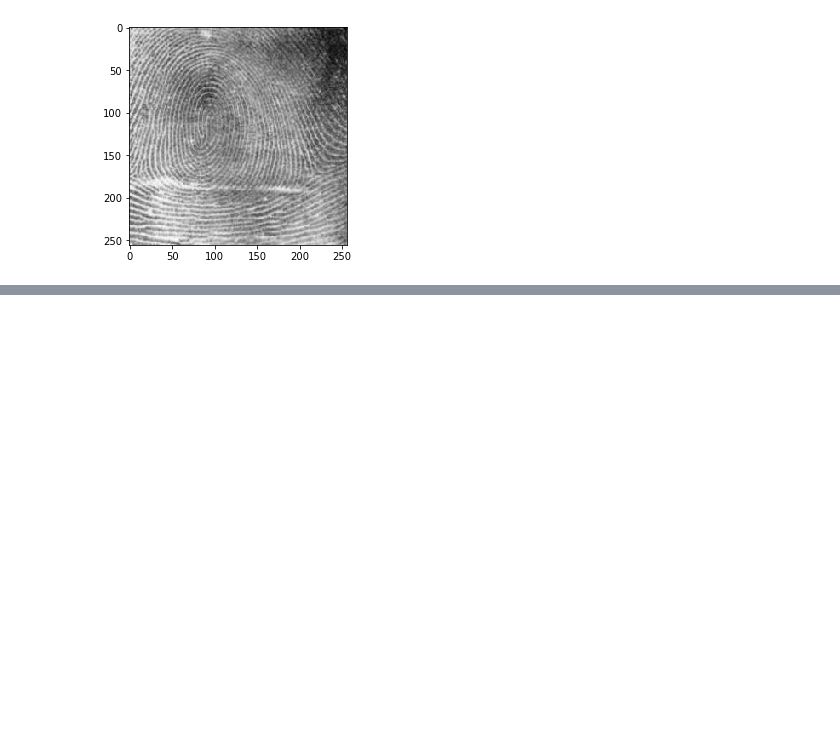
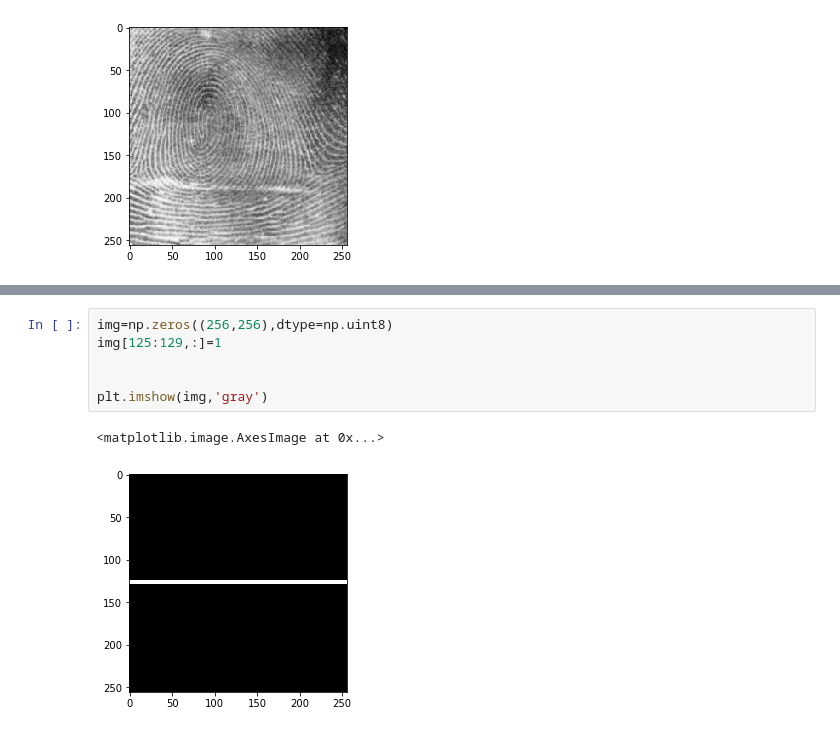
Before and after one commit to cdohl/optik, a Jupyter notebook: Fourier Filtering.ipynb, the cells around one changed output, grey strips where cells are left out. Saved outputs shown, nothing was run; the diff lists cells and outputs as text; blank space fills up the shorter version.

```diff
--- a/Fourier Filtering.ipynb
+++ b/Fourier Filtering.ipynb
@@ -101,0 +88,9 @@ plt.colorbar();
+# %%
+img=np.zeros((256,256),dtype=np.uint8)
+img[125:129,:]=1
+
+
+plt.imshow(img,'gray')
+# %% [output]
+<matplotlib.image.AxesImage at 0x...>
+[figure, added]
```
Also changed, not shown: parts of 6 cells of this notebook, 2 other files.
